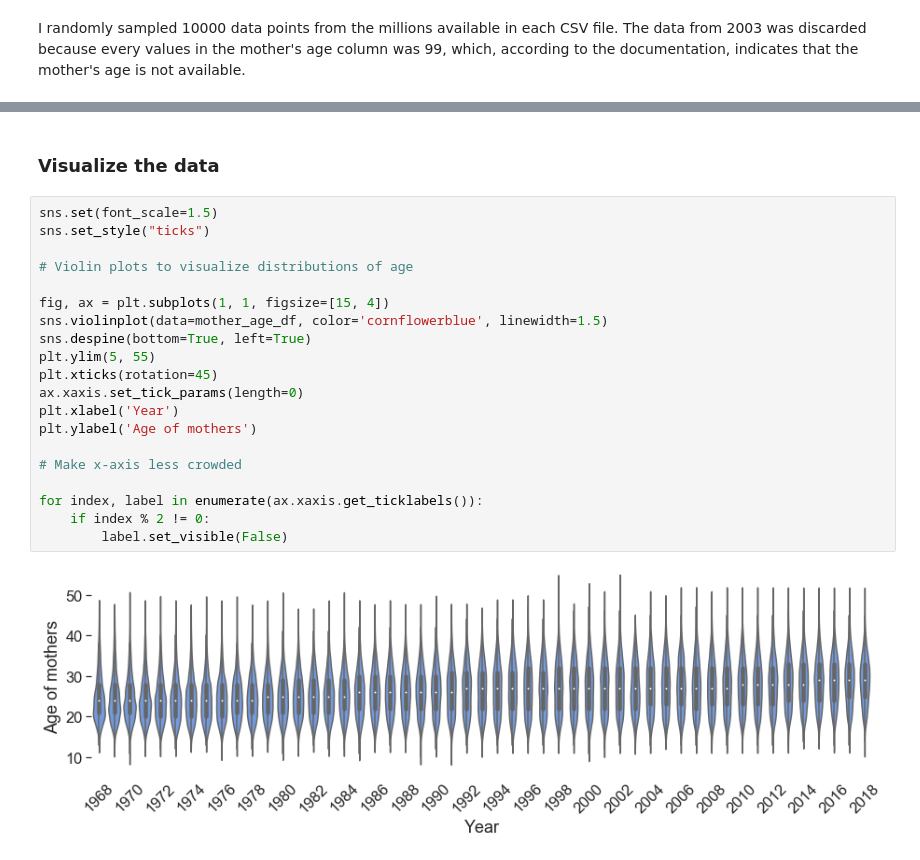
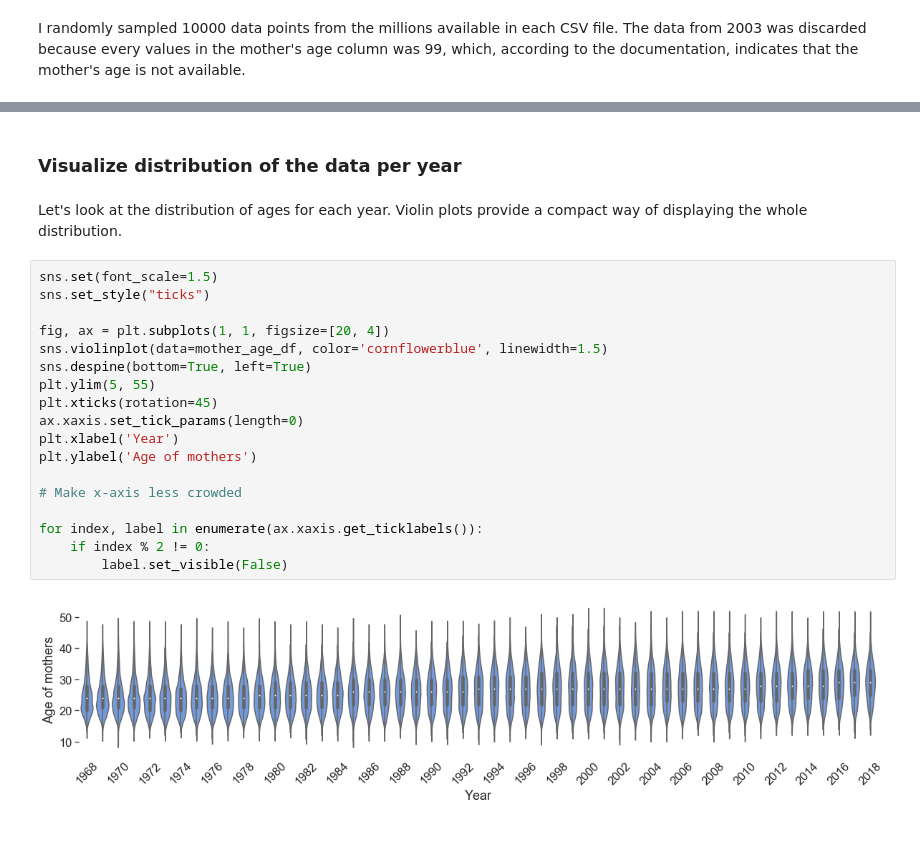
Before and after one commit to agrochao/natality_US, a Jupyter notebook: natality_US.ipynb, the cells around one changed output, grey strips where cells are left out. Drawn from its saved outputs; the diff is of its cells as text.

Commit message:
some more plotting

```diff
--- a/natality_US.ipynb
+++ b/natality_US.ipynb
@@ -186,24 +206,24 @@ mother_age_df = mother_age_df.dropna(axis=1, how='all')
 # %% [markdown]
-### Visualize the data
+### Visualize distribution of the data per year
+# %% [markdown]
+Let's look at the distribution of ages for each year. Violin plots provide a compact way of displaying the whole distribution.
 # %%
 sns.set(font_scale=1.5)
 sns.set_style("ticks")
 
-# Violin plots to visualize distributions of age
-
-fig, ax = plt.subplots(1, 1, figsize=[15, 4])
+fig, ax = plt.subplots(1, 1, figsize=[20, 4])
 sns.violinplot(data=mother_age_df, color='cornflowerblue', linewidth=1.5)
 sns.despine(bottom=True, left=True)
 plt.ylim(5, 55)
 plt.xticks(rotation=45)
 ax.xaxis.set_tick_params(length=0)
 plt.xlabel('Year')
 plt.ylabel('Age of mothers')
 
 # Make x-axis less crowded
 
 for index, label in enumerate(ax.xaxis.get_ticklabels()):
     if index % 2 != 0:
         label.set_visible(False)
 # %% [output]
-[figure, old version]
+[figure, new version]
```
Also changed, not shown: parts of 7 cells of this notebook.
